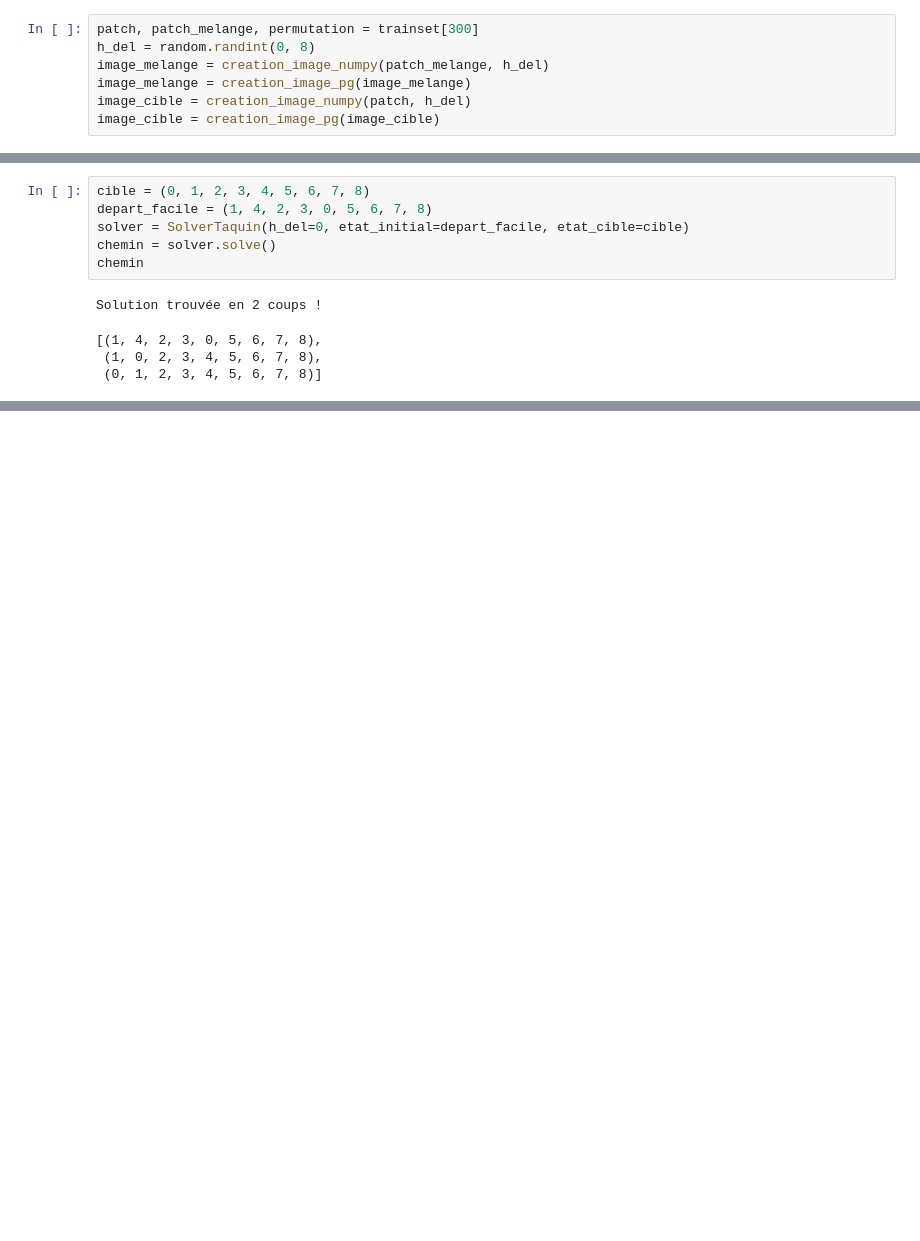
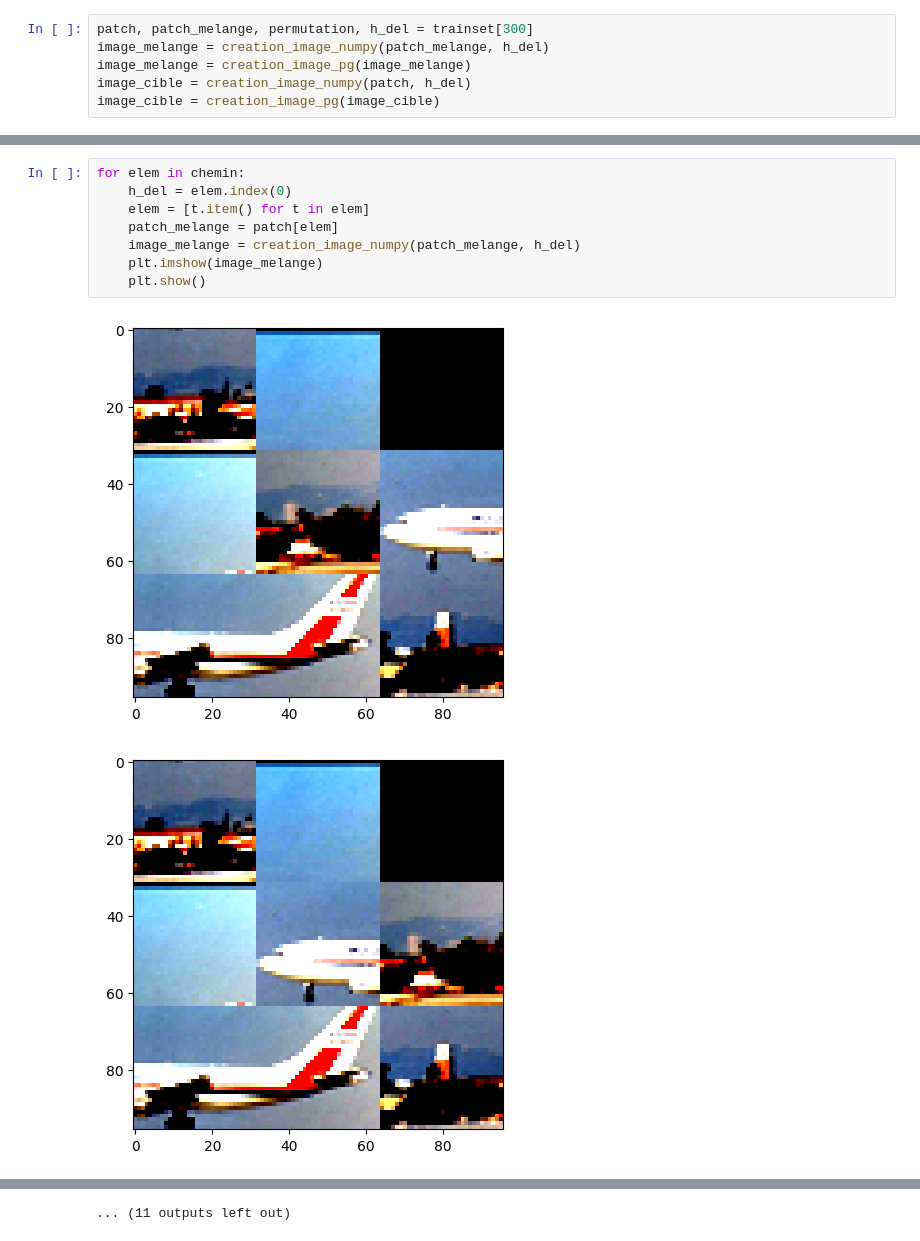
Before and after one commit to Alexiskerboul/Taquin-, a Jupyter notebook: test.ipynb, the cells around one changed output, grey strips where cells are left out. Drawn from its saved outputs; the diff is of its cells as text; blank space fills up the shorter version.

```diff
--- a/test.ipynb
+++ b/test.ipynb
@@ -11,6 +11,5 @@ testset = DatasetPuzzle(train=False)
 # %%
-patch, patch_melange, permutation = trainset[300]
-h_del = random.randint(0, 8)
+patch, patch_melange, permutation, h_del = trainset[300]
 image_melange = creation_image_numpy(patch_melange, h_del)
 image_melange = creation_image_pg(image_melange)
 image_cible = creation_image_numpy(patch, h_del)
@@ -24,11 +40,11 @@ Aucune solution trouvée. Ce taquin est mathématiquement insoluble.
-# %%
-cible = (0, 1, 2, 3, 4, 5, 6, 7, 8)
-depart_facile = (1, 4, 2, 3, 0, 5, 6, 7, 8)
-solver = SolverTaquin(h_del=0, etat_initial=depart_facile, etat_cible=cible)
-chemin = solver.solve()
-chemin
-# %% [output]
-Solution trouvée en 2 coups !
-[(1, 4, 2, 3, 0, 5, 6, 7, 8),
- (1, 0, 2, 3, 4, 5, 6, 7, 8),
- (0, 1, 2, 3, 4, 5, 6, 7, 8)]
+# %%
+for elem in chemin:
+    h_del = elem.index(0)
+    elem = [t.item() for t in elem]
+    patch_melange = patch[elem]
+    image_melange = creation_image_numpy(patch_melange, h_del)
+    plt.imshow(image_melange)
+    plt.show()
+# %% [output]
+[figure, added]
+[figure, added]
@@ -34,0 +61 @@ Solution trouvée en 2 coups !
+... (11 outputs left out)
```
Also changed, not shown: parts of 3 cells of this notebook, 3 other files.
